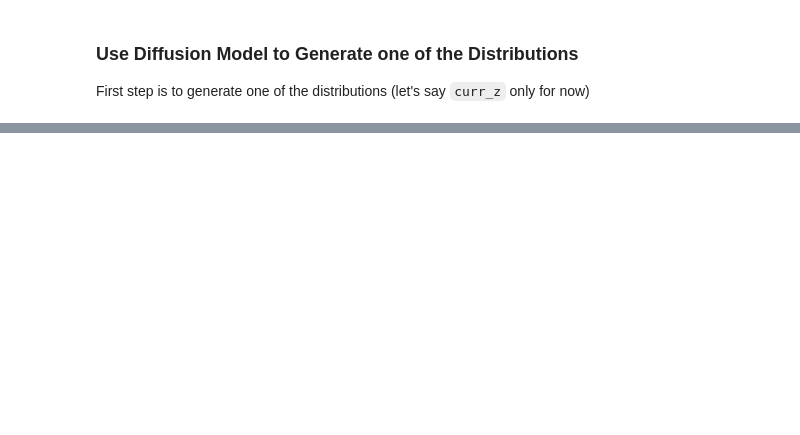
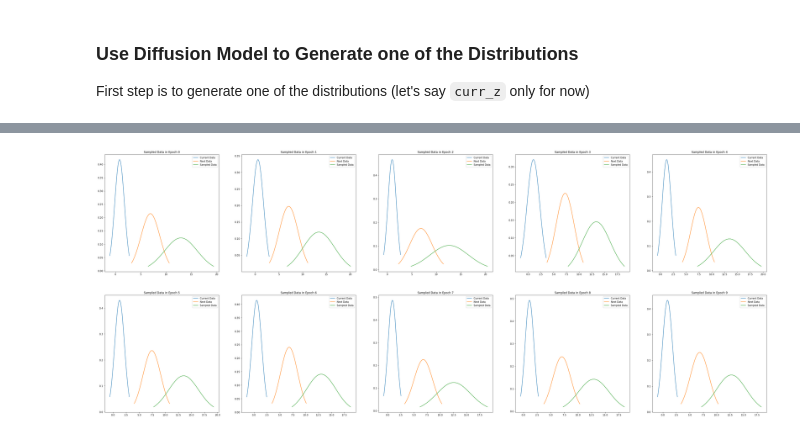
Before and after one commit to irmakguzey/DAWGE, a Jupyter notebook: contrastive_learning/notebooks/diffusion_next_state.ipynb, the cells around one changed output, grey strips where cells are left out. Drawn from its saved outputs; the diff is of its cells as text; code cells hidden in the pictures; blank space fills up the shorter version.

```diff
--- a/contrastive_learning/notebooks/diffusion_next_state.ipynb
+++ b/contrastive_learning/notebooks/diffusion_next_state.ipynb
@@ -293,0 +268,24 @@ pbar.close()
+# %%
+# Evaluate model
+ncols = 5
+nrows = math.ceil(10 / ncols)
+fig, axs = plt.subplots(figsize=(10*ncols, 10*nrows), nrows=nrows, ncols=ncols)
+for i in range(10):
+    axs_row = int(i / ncols)
+    axs_col = int(i % ncols)
+   # Sample data from learned distribution - it should get closer and closer to the curr_z distribution
+    # Get a random batch
+    batch = next(iter(dataloader))
+    x0, xnext0, a = [b.to(device) for b in batch]
+    xt = torch.randn((x0.shape), device=x0.device)
+    for t_ in range(N_STEPS):
+        curr_t = N_STEPS - t_ - 1
+        t = xt.new_full((xt.shape[0],), curr_t, dtype=torch.long)
+        xt = diffusion.p_sample(xt, t, xnext0, a)
+
+    axs[axs_row, axs_col].set_title("Sampled Data in Epoch {}".format(i))
+    plot_gaus_dist(x0[:,0].cpu().detach().numpy(), axs[axs_row, axs_col], label='Current Data')
+    plot_gaus_dist(xnext0[:,0].cpu().detach().numpy(), axs[axs_row, axs_col], label='Next Data')
+    plot_gaus_dist(xt[:,0].cpu().detach().numpy(), axs[axs_row, axs_col], label='Sampled Data')
+# %% [output]
+[figure, added]
```
Also changed, not shown: parts of 12 cells of this notebook, 12 other files.
